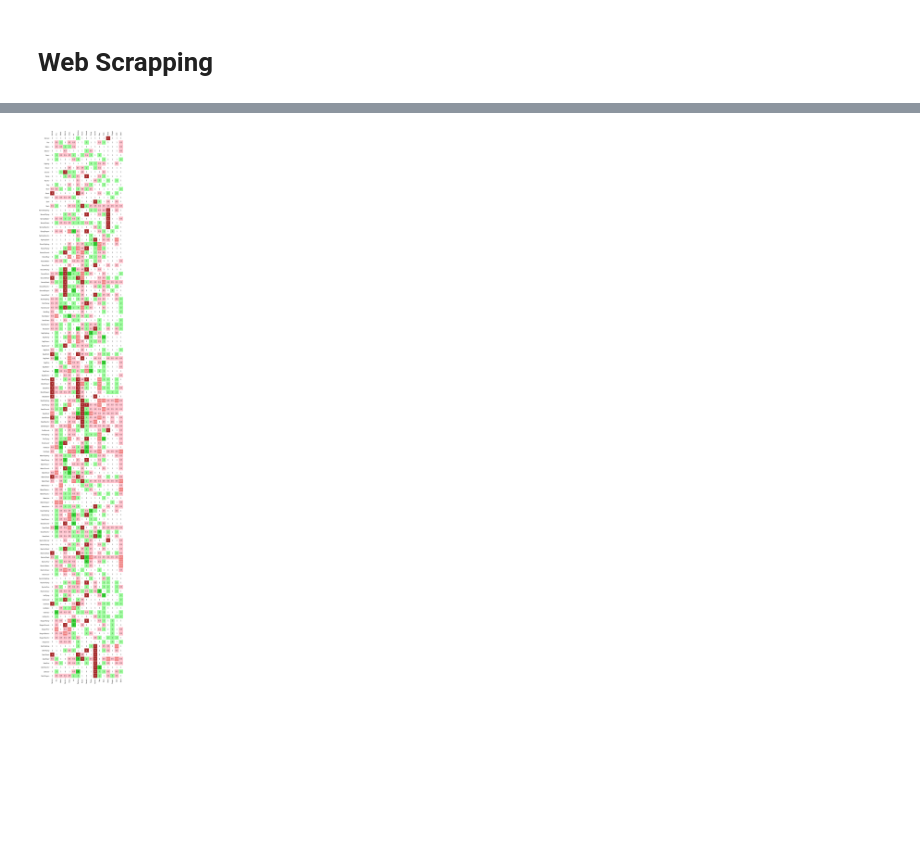
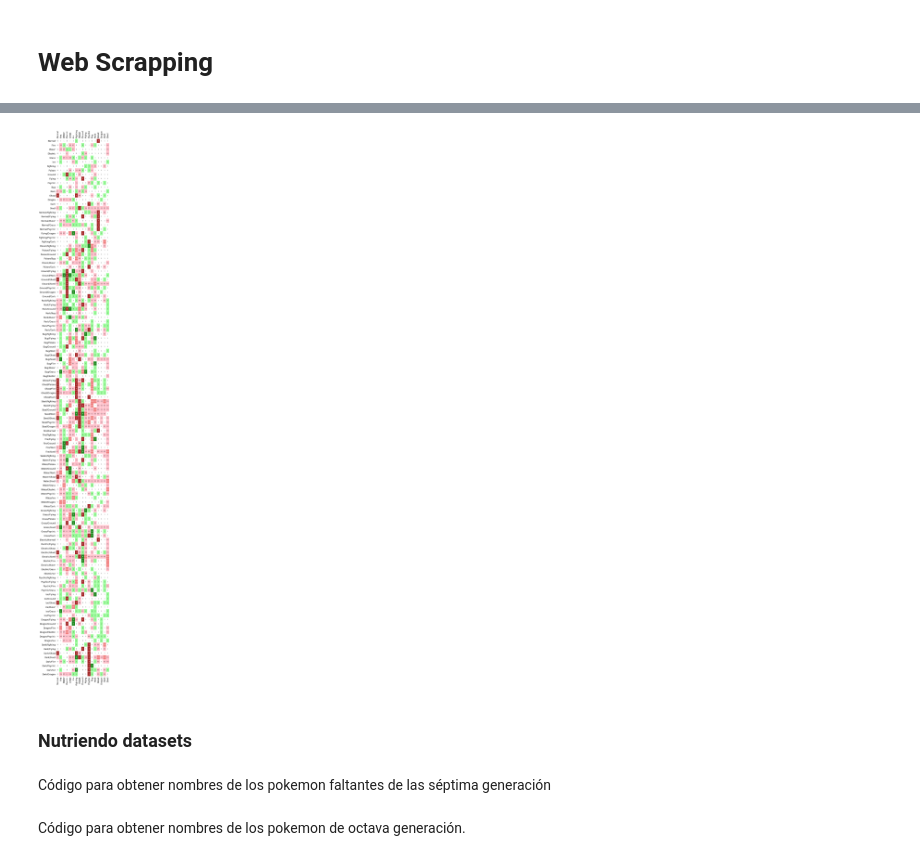
Before and after one commit to OscarAlvaradoM/Pokemon, a Jupyter notebook: Pokemon_estadisticas.ipynb, the cells around one changed output, grey strips where cells are left out. Cells and saved outputs as stored; diff of their text form; code cells hidden in the pictures; blank space fills up the shorter version.

```diff
--- a/Pokemon_estadisticas.ipynb
+++ b/Pokemon_estadisticas.ipynb
@@ -6,8 +6,14 @@ import pandas as pd
 import numpy as np
 import matplotlib.pyplot as plt
 import seaborn as sns
+from matplotlib import rcParams
+rcParams.update({'figure.autolayout': True})
 
 from selenium import webdriver
+from selenium.webdriver.firefox.options import Options
 
+options = Options()
+options.add_argument('--headless')
+
+import bs4
 from bs4 import BeautifulSoup
-import bs4
@@ -150,4 +127,4 @@ df_type.to_csv('Type_chart.csv')
 # %%
-df_type = pd.read_csv('Type_chart.csv')
-df_type = df_type.set_index(['0'])
-array = np.asarray(df_type).astype(float)
+df_type = pd.read_csv('datos/Type_chart.csv')
+df_type = df_type.set_index(['type1','type2'])
+df_type.head()
@@ -154,16 +139,20 @@ array = np.asarray(df_type).astype(float)
 # %%
+array = np.asarray(df_type).astype(float)
 heatmap = ['brown', 'lightcoral', 'pink', 'white', 'white', 'white', 'white',
            'white', 'palegreen', 'palegreen', 'palegreen', 'palegreen','palegreen',
-           'palegreen', 'palegreen', 'palegreen', 'limegreen']
-fig, ax = plt.subplots(figsize = (8.5, 65)) # Debe ser de 610x4046 en pixeles
+           'palegreen', 'palegreen', 'palegreen', 'forestgreen']
+fig, ax = plt.subplots(figsize = (8.5, 65))
 
 p = sns.heatmap(array, cmap = heatmap, linewidths = 0.3, ax = ax, annot = True, cbar = False)
-#ax.imshow(array, cmap = 'viridis')
-
-ax.set_yticklabels(df_type.index, rotation = 'horizontal', fontsize = 8)
-ax.set_xticklabels(df_type.index[:18], rotation = 'vertical', fontsize = 8)
+a = [indice[0] for indice in df_type.index[:17]]
+b = [indice[0]+'/'+indice[1] for indice in df_type.index[17:]]
+ax.set_yticklabels(a+b, rotation = 'horizontal', fontsize = 17)
+ax.set_xticklabels(a, rotation = 'vertical', fontsize = 17)
 ax.tick_params(axis="x", bottom=True, top=True, labelbottom=True, labeltop=True)
-#plt.show()
-plt.savefig('Type_chart.png')
+plt.savefig('visualizacion/Type_chart.png')
 # %% [output]
-[figure, old version]
+[figure, new version]
+# %% [markdown]
+### Nutriendo datasets
+# %% [markdown]
+Código para obtener nombres de los pokemon faltantes de las séptima generación
@@ -169,0 +175,2 @@ plt.savefig('Type_chart.png')
+# %% [markdown]
+Código para obtener nombres de los pokemon de octava generación.
```
Also changed, not shown: parts of 34 cells of this notebook.
